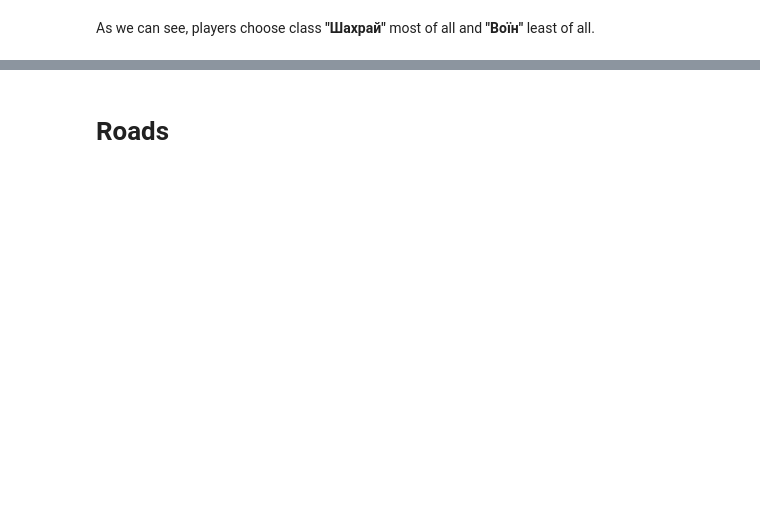
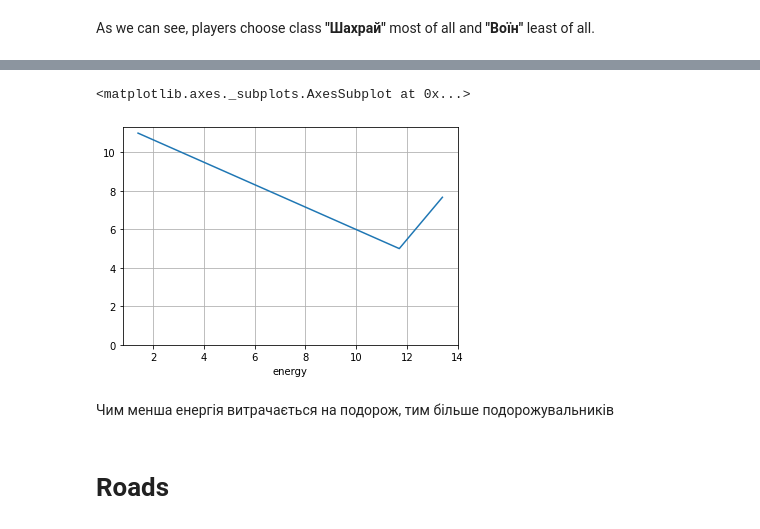
Before and after one commit to mezgoodle/TelegramiaStats, a Jupyter notebook: telegramia.ipynb, the cells around one changed output, grey strips where cells are left out. Saved outputs shown, nothing was run; the diff lists cells and outputs as text; code cells hidden in the pictures; blank space fills up the shorter version.

```diff
--- a/telegramia.ipynb
+++ b/telegramia.ipynb
@@ -96,2 +114,9 @@ As we can see, players choose class **"Шахрай"** most of all and **"Вої
+# %%
+df.groupby('energy')['travelers'].mean().plot(ylim=0, grid=True)
+# %% [output]
+<matplotlib.axes._subplots.AxesSubplot at 0x...>
+[figure, added]
+# %% [markdown]
+Чим менша енергія витрачається на подорож, тим більше подорожувальників
 # %% [markdown]
 # Roads
```
Also changed, not shown: parts of 6 cells of this notebook.
